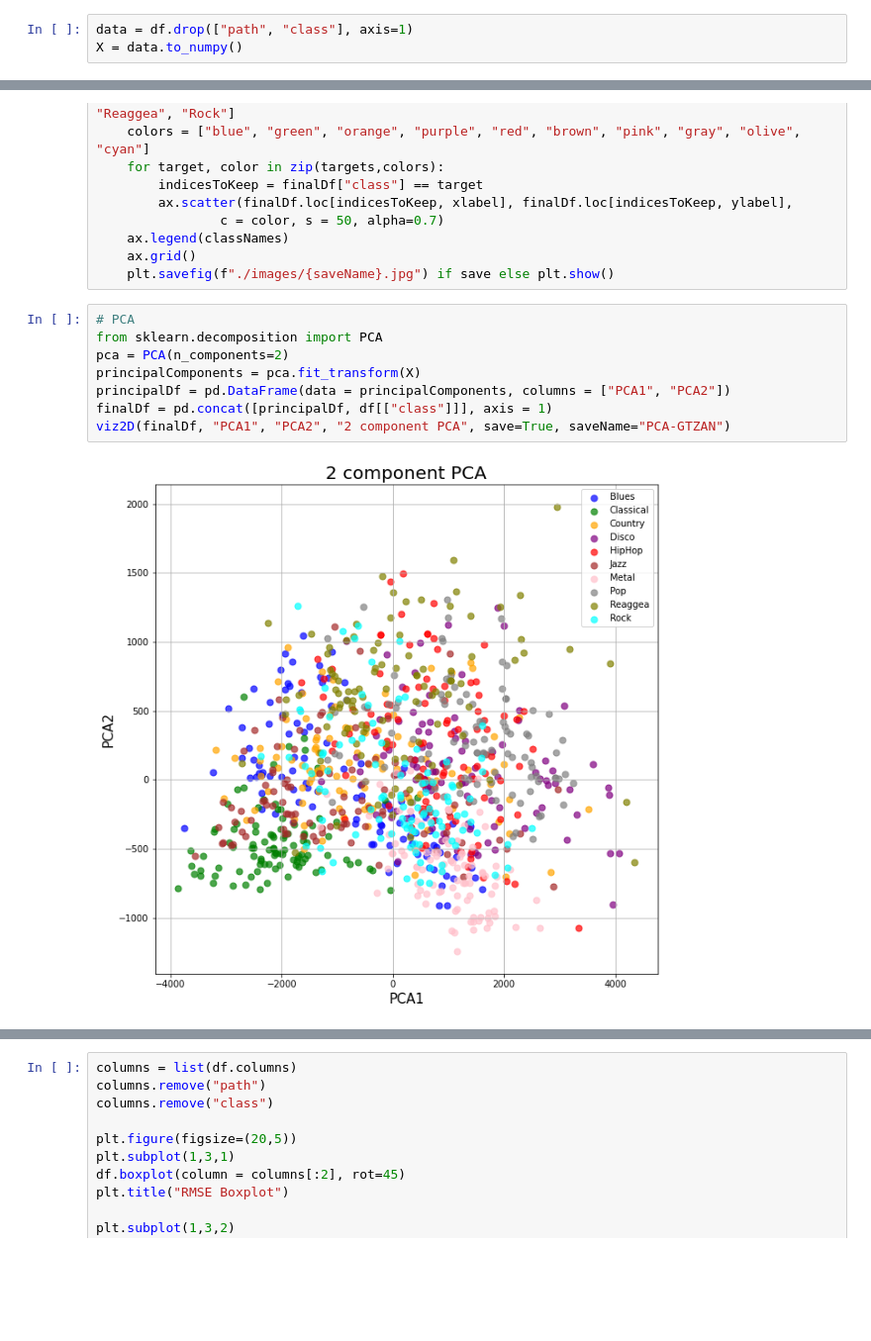
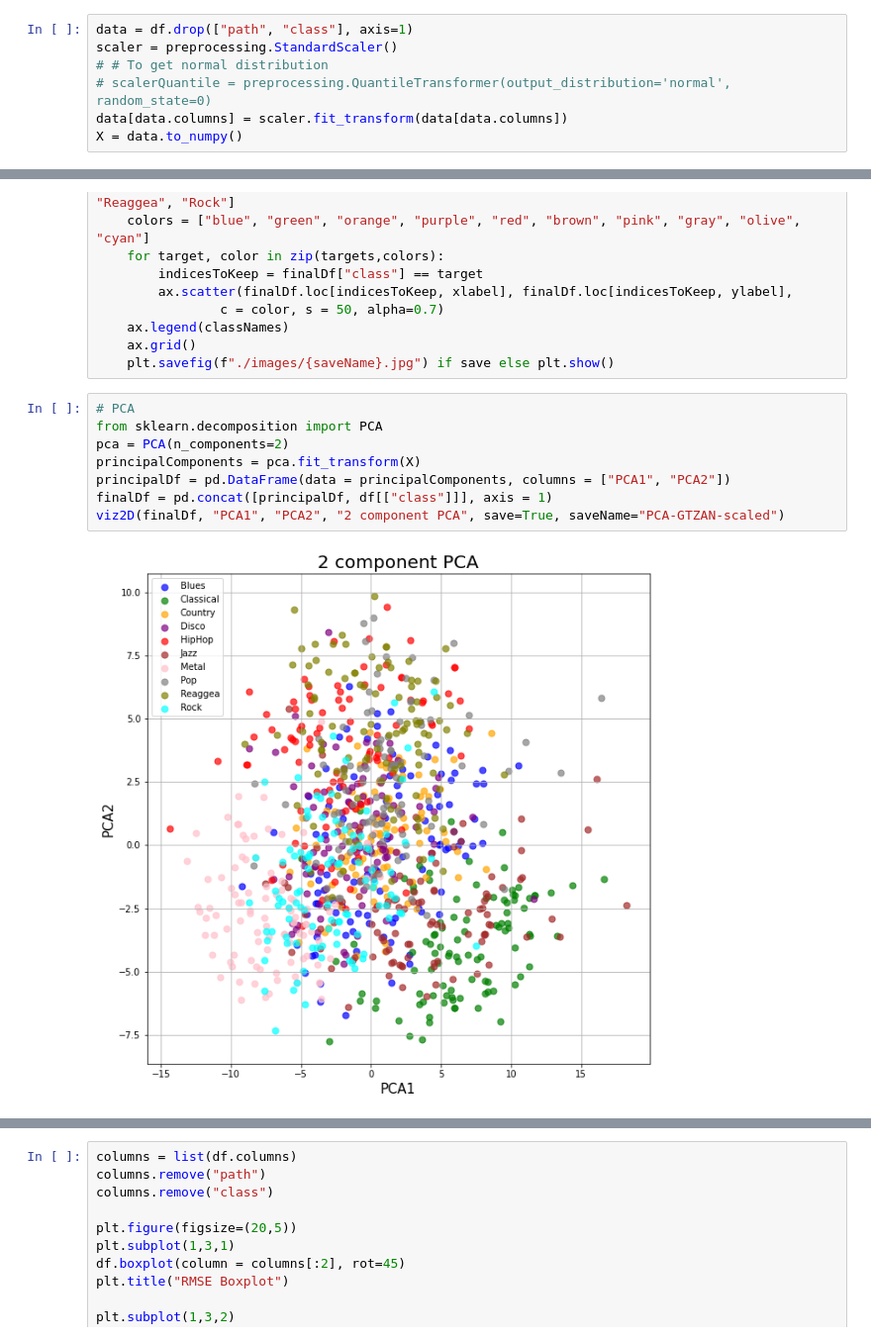
Before and after one commit to klemen1999/MusicGenreClassification, a Jupyter notebook: dataVizualization.ipynb, the cells around one changed output, grey strips where cells are left out. Shown: that part at 99% size. Cells and saved outputs as stored; diff of their text form; blank space fills up the shorter version.

```diff
--- a/dataVizualization.ipynb
+++ b/dataVizualization.ipynb
@@ -16,6 +17,10 @@ df.head()
 5 rows × 91 columns
 # %%
 data = df.drop(["path", "class"], axis=1)
+scaler = preprocessing.StandardScaler()
+# # To get normal distribution
+# scalerQuantile = preprocessing.QuantileTransformer(output_distribution='normal', random_state=0)
+data[data.columns] = scaler.fit_transform(data[data.columns])
 X = data.to_numpy()
 # %%
 def viz2D(finalDf, xlabel, ylabel, title, save=False, saveName=None):
@@ -37,12 +42,12 @@ def viz2D(finalDf, xlabel, ylabel, title, save=False, saveName=None):
 # %%
 # PCA
 from sklearn.decomposition import PCA
 pca = PCA(n_components=2)
 principalComponents = pca.fit_transform(X)
 principalDf = pd.DataFrame(data = principalComponents, columns = ["PCA1", "PCA2"])
 finalDf = pd.concat([principalDf, df[["class"]]], axis = 1)
-viz2D(finalDf, "PCA1", "PCA2", "2 component PCA", save=True, saveName="PCA-GTZAN")
+viz2D(finalDf, "PCA1", "PCA2", "2 component PCA", save=True, saveName="PCA-GTZAN-scaled")
 # %% [output]
-[figure, old version]
+[figure, new version]
 # %%
 from sklearn.manifold import TSNE
```
Also changed, not shown: parts of 2 cells of this notebook, 5 other files.
